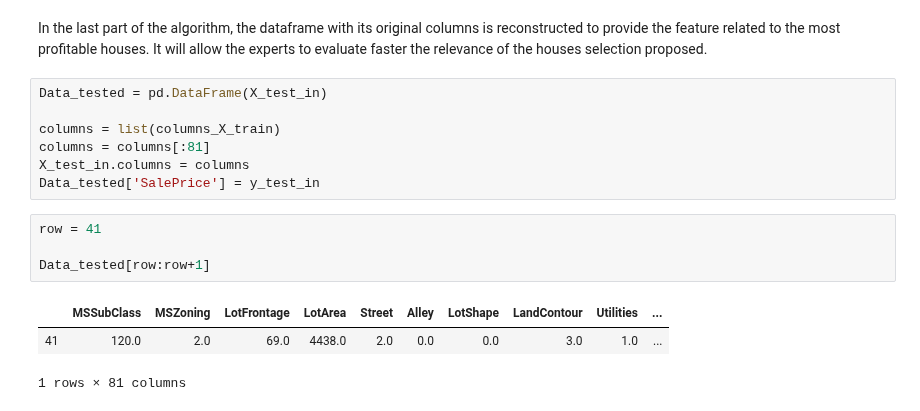
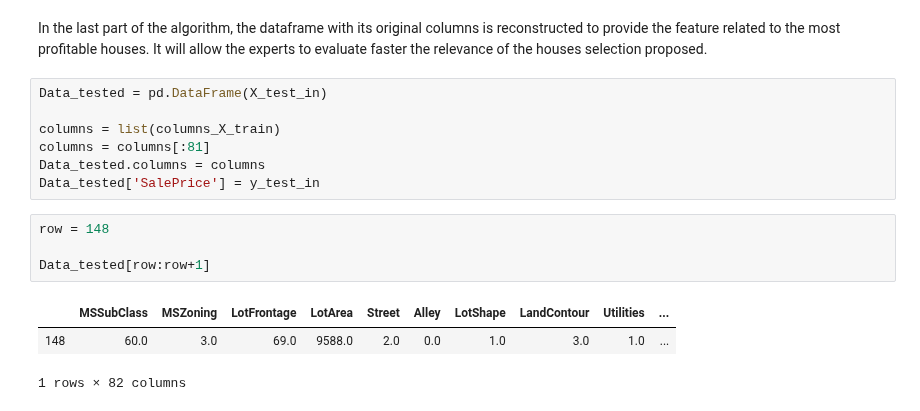
Before and after one commit to BenInTheBox/DataScienceInPractice, a Jupyter notebook: project/code.ipynb, the cells around one changed output. Saved outputs shown, nothing was run; the diff lists cells and outputs as text.

```diff
--- a/project/code.ipynb
+++ b/project/code.ipynb
@@ -1051,13 +1096,13 @@ Data_tested = pd.DataFrame(X_test_in)
 
 columns = list(columns_X_train)
 columns = columns[:81]
-X_test_in.columns = columns
+Data_tested.columns = columns
 Data_tested['SalePrice'] = y_test_in
 # %%
-row = 41
+row = 148
 
 Data_tested[row:row+1]
 # %% [output]
 |  | MSSubClass | MSZoning | LotFrontage | LotArea | Street | Alley | LotShape | LandContour | Utilities | ... |
-| 41 | 120.0 | 2.0 | 69.0 | 4438.0 | 2.0 | 0.0 | 0.0 | 3.0 | 1.0 | ... |
+| 148 | 60.0 | 3.0 | 69.0 | 9588.0 | 2.0 | 0.0 | 1.0 | 3.0 | 1.0 | ... |
-1 rows × 81 columns
+1 rows × 82 columns
```
Also changed, not shown: parts of 19 cells of this notebook.
